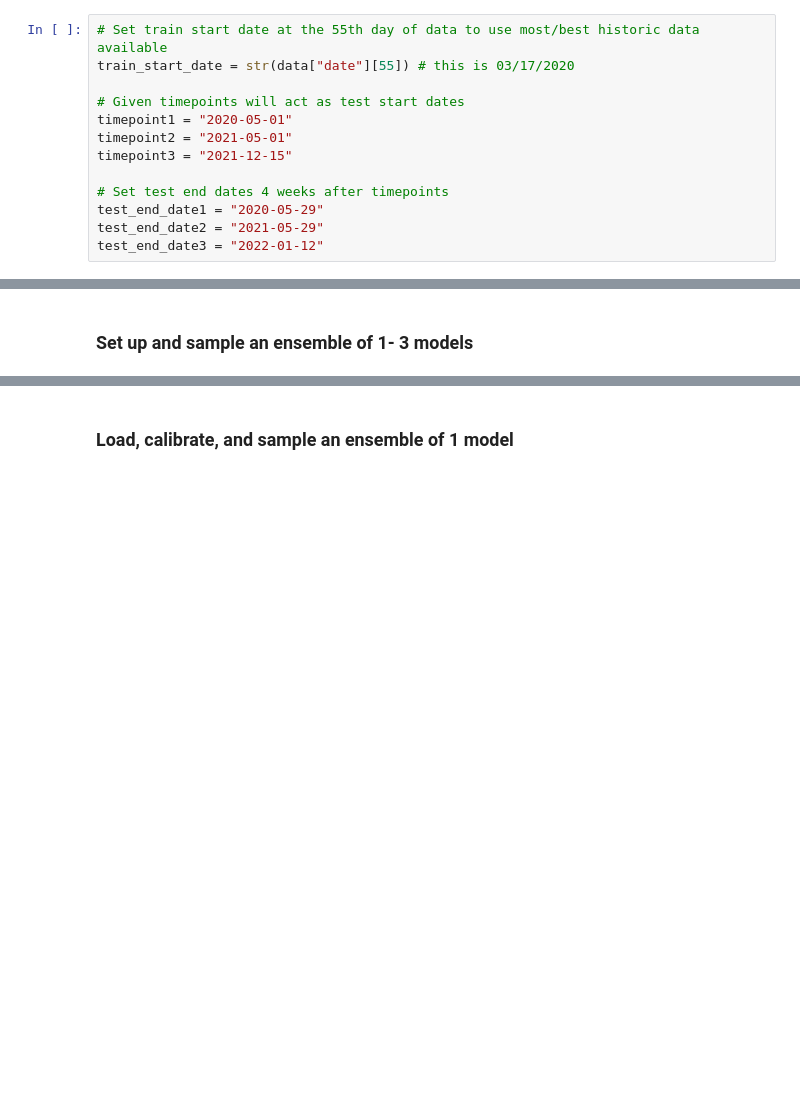
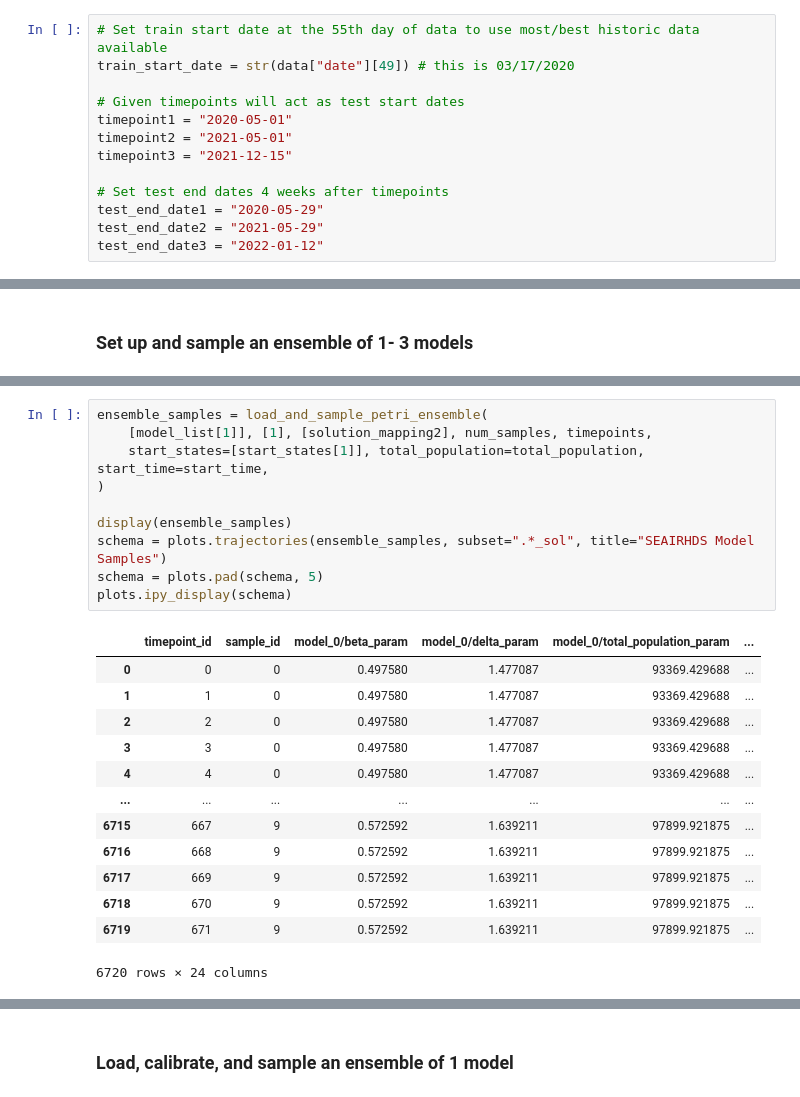
Before and after one commit to liunelson/pyciemss, a Jupyter notebook: notebook/hackathon_prep/ensemble_challenge.ipynb, the cells around one changed output, grey strips where cells are left out. Drawn from its saved outputs; the diff is of its cells as text; blank space fills up the shorter version.

```diff
--- a/notebook/hackathon_prep/ensemble_challenge.ipynb
+++ b/notebook/hackathon_prep/ensemble_challenge.ipynb
@@ -81,7 +81,7 @@ See the caveats in the documentation: https://pandas.pydata.org/pandas-docs/stab
 ### Set relevant dates, test and train intervals
 # %%
 # Set train start date at the 55th day of data to use most/best historic data available
-train_start_date = str(data["date"][55]) # this is 03/17/2020
+train_start_date = str(data["date"][49]) # this is 03/17/2020
 
 # Given timepoints will act as test start dates
 timepoint1 = "2020-05-01"
@@ -304,0 +393,24 @@ ensemble_samples
+# %%
+ensemble_samples = load_and_sample_petri_ensemble(
+    [model_list[1]], [1], [solution_mapping2], num_samples, timepoints,
+    start_states=[start_states[1]], total_population=total_population, start_time=start_time,
+)
+
+display(ensemble_samples)
+schema = plots.trajectories(ensemble_samples, subset=".*_sol", title="SEAIRHDS Model Samples")
+schema = plots.pad(schema, 5)
+plots.ipy_display(schema)
+# %% [output]
+|  | timepoint_id | sample_id | model_0/beta_param | model_0/delta_param | model_0/total_population_param | ... |
+| 0 | 0 | 0 | 0.497580 | 1.477087 | 93369.429688 | ... |
+| 1 | 1 | 0 | 0.497580 | 1.477087 | 93369.429688 | ... |
+| 2 | 2 | 0 | 0.497580 | 1.477087 | 93369.429688 | ... |
+| 3 | 3 | 0 | 0.497580 | 1.477087 | 93369.429688 | ... |
+| 4 | 4 | 0 | 0.497580 | 1.477087 | 93369.429688 | ... |
+| ... | ... | ... | ... | ... | ... | ... |
+| 6715 | 667 | 9 | 0.572592 | 1.639211 | 97899.921875 | ... |
+| 6716 | 668 | 9 | 0.572592 | 1.639211 | 97899.921875 | ... |
+| 6717 | 669 | 9 | 0.572592 | 1.639211 | 97899.921875 | ... |
+| 6718 | 670 | 9 | 0.572592 | 1.639211 | 97899.921875 | ... |
+| 6719 | 671 | 9 | 0.572592 | 1.639211 | 97899.921875 | ... |
+6720 rows × 24 columns
```
Also changed, not shown: parts of 21 cells of this notebook, 3 other files.
